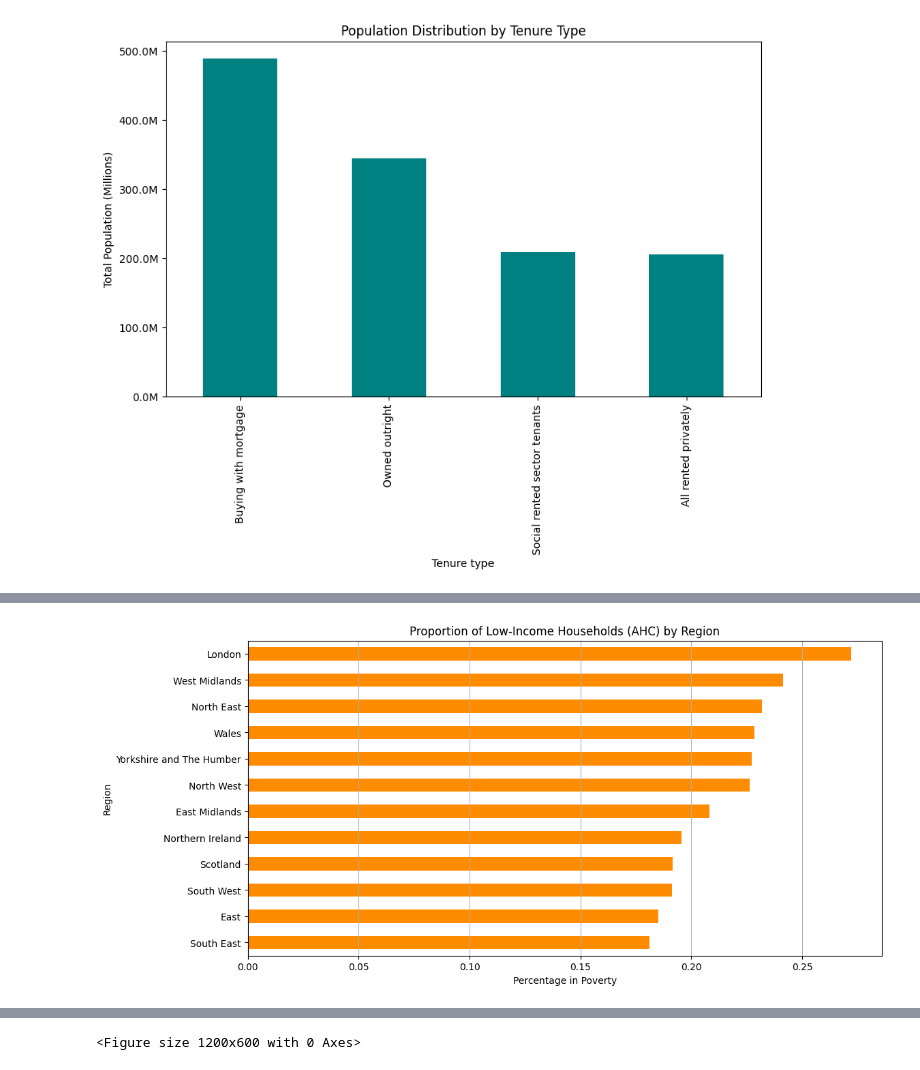
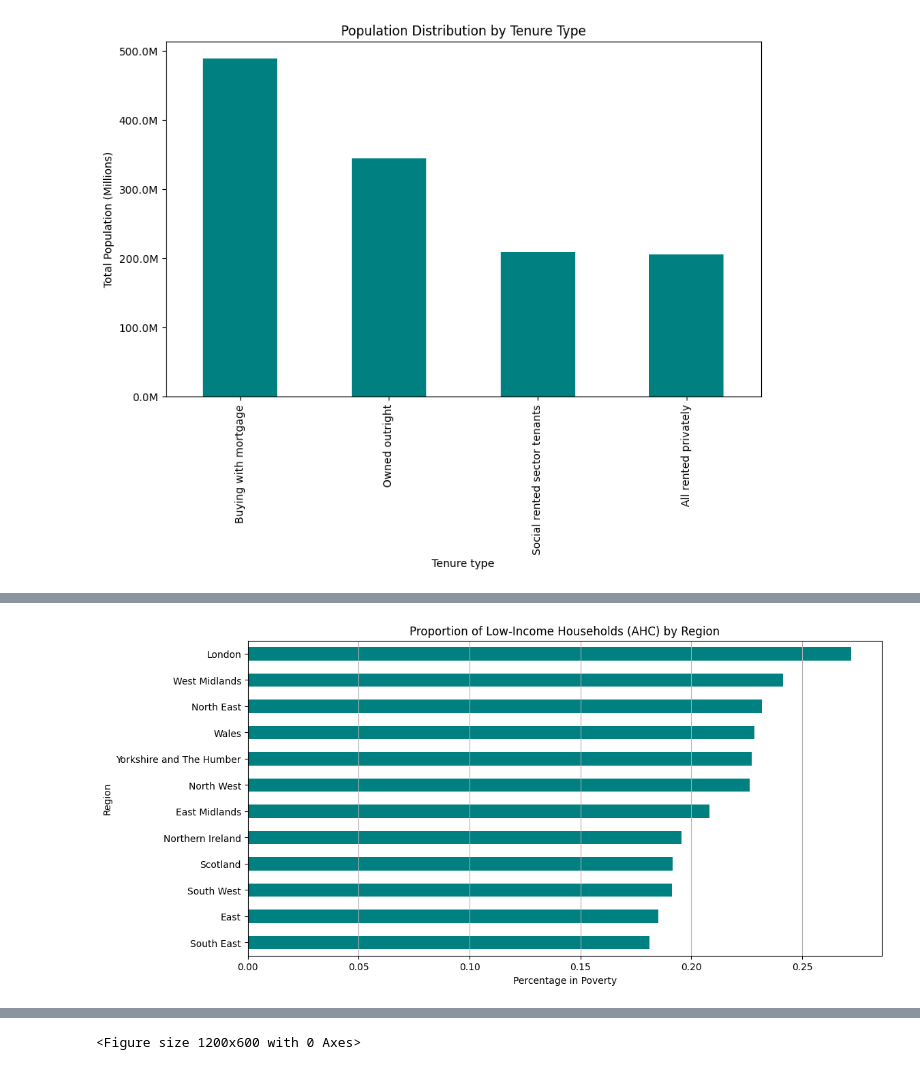
Before and after one commit to DhammikePremachandra/Housing_Tenure_and_Poverty, a Jupyter notebook: Tenure_and_Poverty.ipynb, the cells around one changed output, grey strips where cells are left out. Cells and saved outputs as stored; diff of their text form; code cells hidden in the pictures.

```diff
--- a/Tenure_and_Poverty.ipynb
+++ b/Tenure_and_Poverty.ipynb
@@ -420,17 +504,19 @@ plt.show()
 # %%
-# Regional Poverty Patterns.
-regional_poverty = df.pivot_table(
+# Exploring Regional Poverty Patterns.
+regional_poverty_ahc = df.pivot_table(
     index='Region',
     columns='Median net household income(AHC)',
     values='Total population',
     aggfunc='sum'
 ).apply(lambda x: x/x.sum(), axis=1)
 
+# Plotting the chart.
 plt.figure(figsize=(12,6))
-regional_poverty['In low income'].sort_values().plot(kind='barh', color='darkorange')
+regional_poverty_ahc['In low income'].sort_values().\
+    plot(kind='barh', color='teal')
 plt.title('Proportion of Low-Income Households (AHC) by Region')
 plt.xlabel('Percentage in Poverty')
 plt.grid(axis='x')
 plt.show()
 # %% [output]
-[figure, old version]
+[figure, new version]
```
Also changed, not shown: parts of 11 cells of this notebook.
